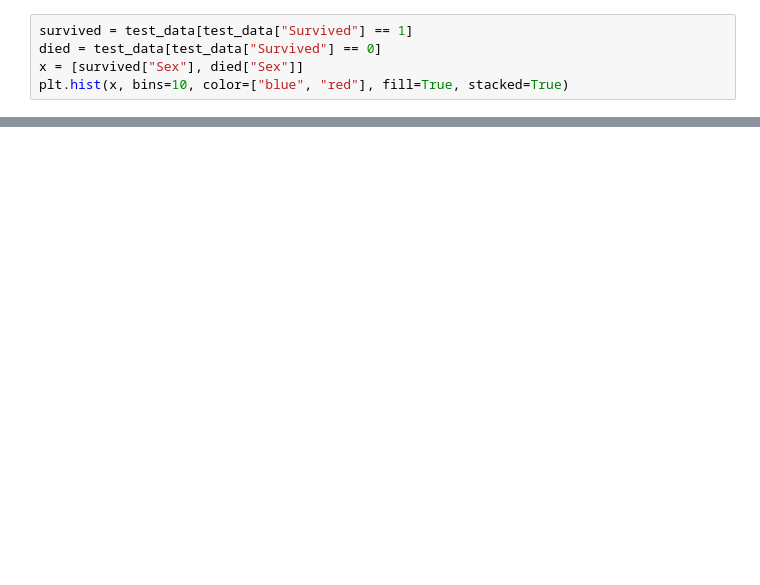
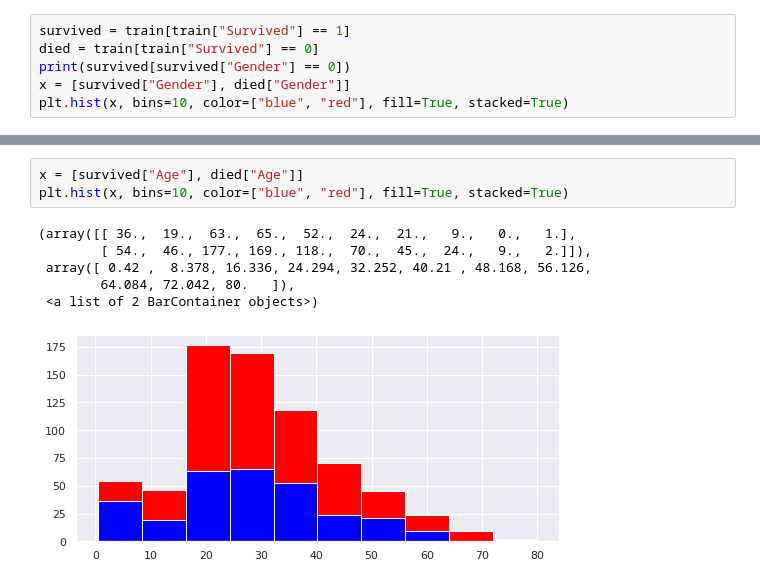
Before and after one commit to RMeissnerCC/99-ML-Learning-Projects, a Jupyter notebook: 001/exercise/titanic.ipynb, the cells around one changed output, grey strips where cells are left out. Saved outputs shown, nothing was run; the diff lists cells and outputs as text; blank space fills up the shorter version.

```diff
--- a/001/exercise/titanic.ipynb
+++ b/001/exercise/titanic.ipynb
@@ -72,6 +89,7 @@ plt.hist(x, bins=10, color=["blue", "red"], fill=True, stacked=True)
 # %%
-survived = test_data[test_data["Survived"] == 1]
-died = test_data[test_data["Survived"] == 0]
-x = [survived["Sex"], died["Sex"]]
+survived = train[train["Survived"] == 1]
+died = train[train["Survived"] == 0]
+print(survived[survived["Gender"] == 0])
+x = [survived["Gender"], died["Gender"]]
 plt.hist(x, bins=10, color=["blue", "red"], fill=True, stacked=True)
 # %% [output]
@@ -126,0 +179,10 @@ plt.show()
+# %%
+x = [survived["Age"], died["Age"]]
+plt.hist(x, bins=10, color=["blue", "red"], fill=True, stacked=True)
+# %% [output]
+(array([[ 36.,  19.,  63.,  65.,  52.,  24.,  21.,   9.,   0.,   1.],
+        [ 54.,  46., 177., 169., 118.,  70.,  45.,  24.,   9.,   2.]]),
+ array([ 0.42 ,  8.378, 16.336, 24.294, 32.252, 40.21 , 48.168, 56.126,
+        64.084, 72.042, 80.   ]),
+ <a list of 2 BarContainer objects>)
+[figure, added]
```
Also changed, not shown: parts of 13 cells of this notebook.
